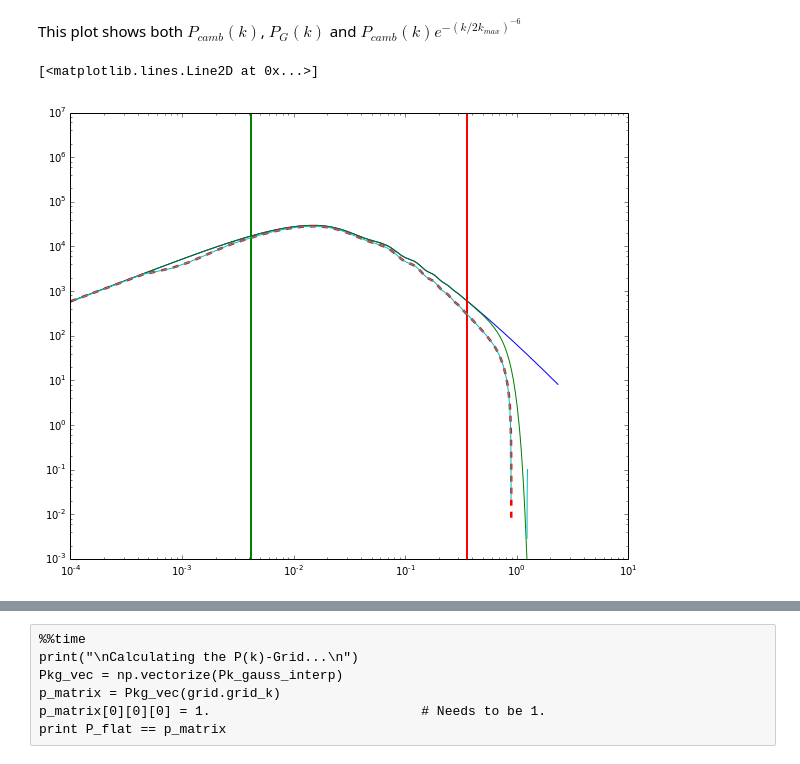
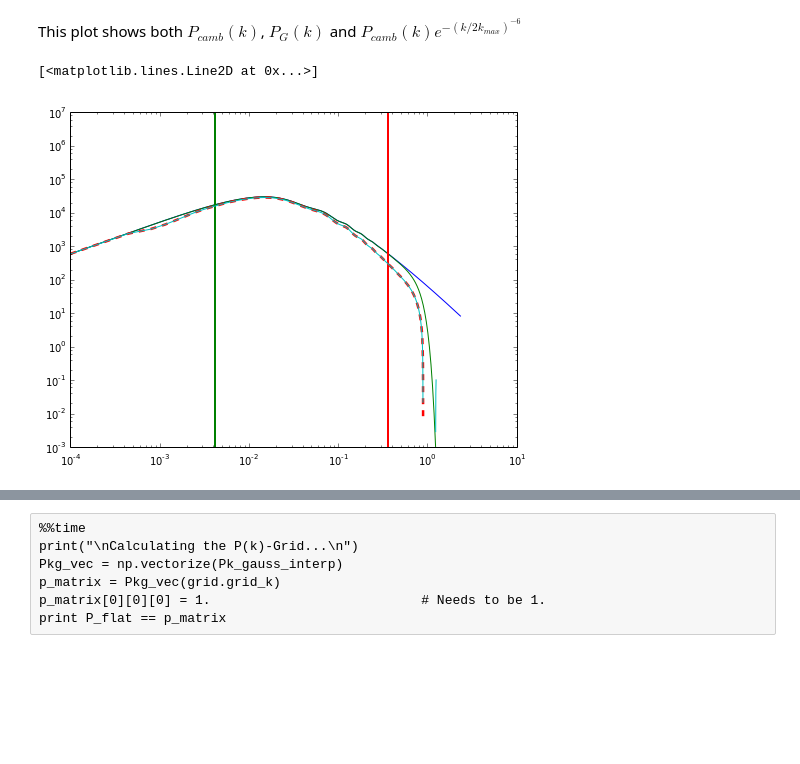
Before and after one commit to arthurmloureiro/pk_fkp, a Jupyter notebook: pk_fkp_notebook.ipynb, the cells around one changed output, grey strips where cells are left out. Drawn from its saved outputs; the diff is of its cells as text; code cells hidden in the pictures; blank space fills up the shorter version.

```diff
--- a/pk_fkp_notebook.ipynb
+++ b/pk_fkp_notebook.ipynb
@@ -114,18 +131,18 @@ P_g(k) time = 1.41236
 # %% [markdown]
 This plot shows both $P_{camb}(k)$, $P_{G}(k)$ and $P_{camb}(k)e^{-(k/2k_{max})^{-6}}$
 # %%
-pl.figure(figsize=(10,8))
+pl.figure(figsize=(8,6))
 pl.loglog()
 pl.ylim(1E-3,10E6)
 pl.plot(k_camb, Pk_camb_interp(k_camb))
 pl.plot(k_camb, Pk_camb_interp(k_camb)*np.exp(-1.0*np.power(k_camb/(2.*k_max),6.0)))
 pl.plot(k_r, Pk_gauss_interp(k_r),'--' ,linewidth=2.5)
 pl.axvline(x=np.max(grid.grid_k), linewidth=2., color='r')
 pl.axvline(x=np.min(grid.grid_k[grid.grid_k!=0.0]), linewidth=2., color='g')
 pl.plot(k_r,Pk_gauss)
 # %% [output]
 [<matplotlib.lines.Line2D at 0x...>]
-[figure, old version]
+[figure, new version]
 # %%
 %%time
 k_flat = grid.grid_k.flatten()
```
Also changed, not shown: parts of 11 cells of this notebook.
